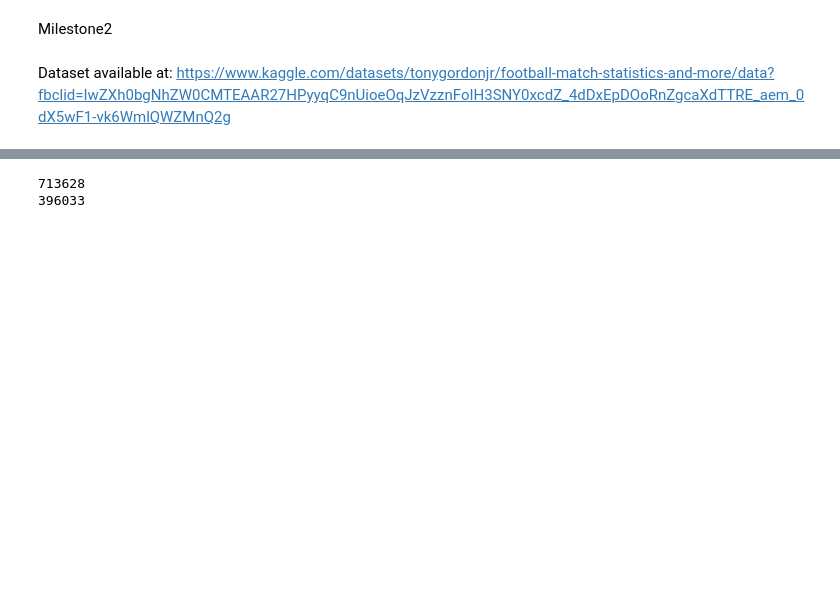
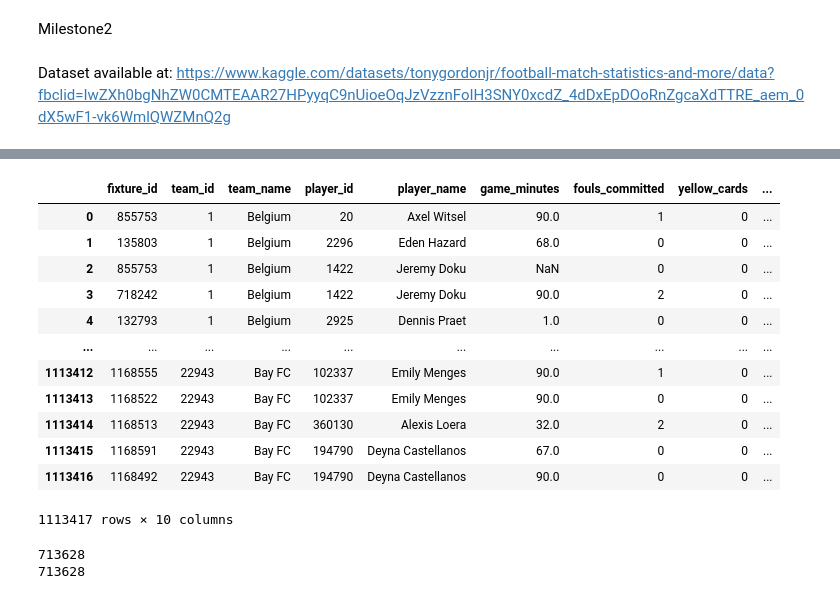
Before and after one commit to safargergo/HalLab, a Jupyter notebook: hallab.ipynb, the cells around one changed output, grey strips where cells are left out. Cells and saved outputs as stored; diff of their text form; code cells hidden in the pictures; blank space fills up the shorter version.

Commit message:
Data cleaning finalized
Data cleaning finalized, code clearance needed

```diff
--- a/hallab.ipynb
+++ b/hallab.ipynb
@@ -85,0 +208,16 @@ fix_players_clean = calculate_avg_cards_per_90(fix_players_clean_og)
+# %%
+fix_players_clean_og
+# %% [output]
+|  | fixture_id | team_id | team_name | player_id | player_name | game_minutes | fouls_committed | yellow_cards | ... |
+| 0 | 855753 | 1 | Belgium | 20 | Axel Witsel | 90.0 | 1 | 0 | ... |
+| 1 | 135803 | 1 | Belgium | 2296 | Eden Hazard | 68.0 | 0 | 0 | ... |
+| 2 | 855753 | 1 | Belgium | 1422 | Jeremy Doku | NaN | 0 | 0 | ... |
+| 3 | 718242 | 1 | Belgium | 1422 | Jeremy Doku | 90.0 | 2 | 0 | ... |
+| 4 | 132793 | 1 | Belgium | 2925 | Dennis Praet | 1.0 | 0 | 0 | ... |
+| ... | ... | ... | ... | ... | ... | ... | ... | ... | ... |
+| 1113412 | 1168555 | 22943 | Bay FC | 102337 | Emily Menges | 90.0 | 1 | 0 | ... |
+| 1113413 | 1168522 | 22943 | Bay FC | 102337 | Emily Menges | 90.0 | 0 | 0 | ... |
+| 1113414 | 1168513 | 22943 | Bay FC | 360130 | Alexis Loera | 32.0 | 2 | 0 | ... |
+| 1113415 | 1168591 | 22943 | Bay FC | 194790 | Deyna Castellanos | 67.0 | 0 | 0 | ... |
+| 1113416 | 1168492 | 22943 | Bay FC | 194790 | Deyna Castellanos | 90.0 | 0 | 0 | ... |
+1113417 rows × 10 columns
@@ -88,3 +230,12 @@ fix_players_clean_final = fix_players_clean.groupby('fixture_id').apply(lambda x
 # %%
 top_leagues = ["La Liga", "Serie A", "Bundesliga", "Premier League"]
 fix_clean = fix_clean[fix_clean["league_name"].isin(top_leagues)]
+
+teams_to_keep = list(set(list(fix_clean.teams_home_name.unique())+list(fix_clean.teams_away_name.unique())))
+
+print(len(fix_players_clean_final))
+cleaned_players_clean = fix_players_clean_final[fix_players_clean_final['team_name'].isin(teams_to_keep)]
+print(len(fix_players_clean_final))
+# %% [output]
+713628
+713628
@@ -93,7 +241,0 @@ teams_to_keep = list(set(list(fix_clean.teams_home_name.unique())+list(fix_clean
-# %%
-print(len(fix_players_clean_final))
-fix_players_clean_final = fix_players_clean_final[fix_players_clean_final['team_name'].isin(teams_to_keep)]
-print(len(fix_players_clean_final))
-# %% [output]
-713628
-396033
```
Also changed, not shown: parts of 42 cells of this notebook.
